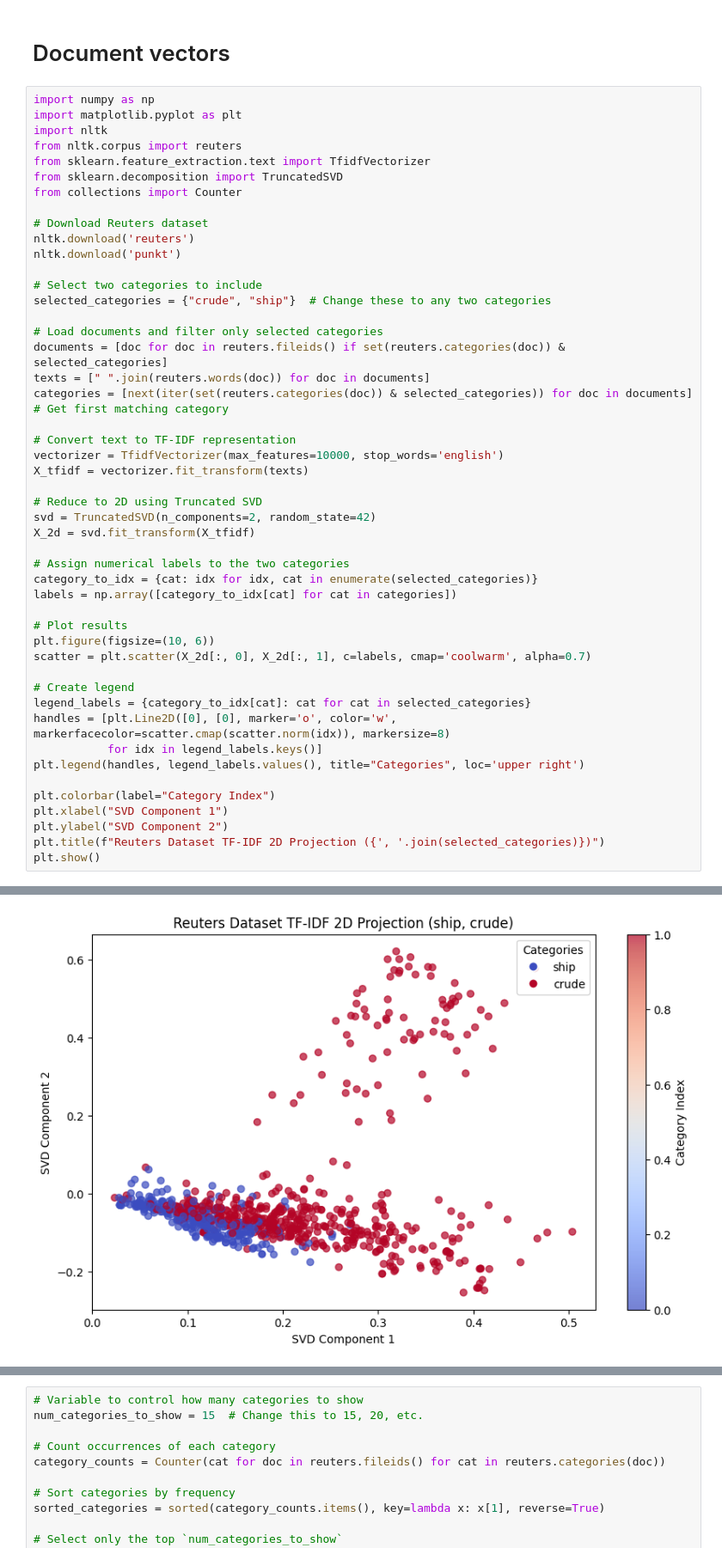
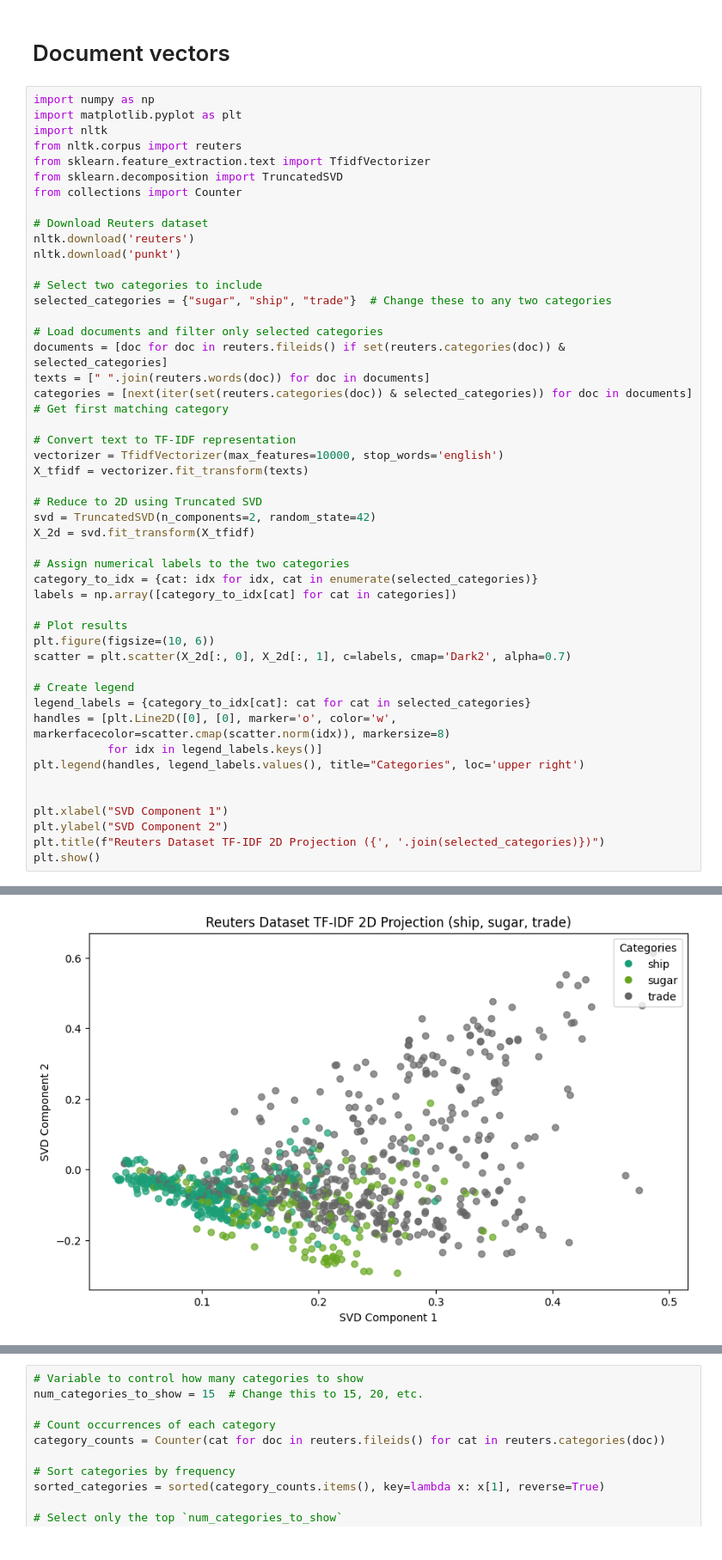
Before and after one commit to milmor/NLP, a Jupyter notebook: Notebooks/01_Tf-idf.ipynb, the cells around one changed output, grey strips where cells are left out. Shown at 86% size. Saved outputs shown, nothing was run; the diff lists cells and outputs as text.

Commit message:
update plot

```diff
--- a/Notebooks/01_Tf-idf.ipynb
+++ b/Notebooks/01_Tf-idf.ipynb
@@ -147,7 +147,7 @@ nltk.download('reuters')
 nltk.download('punkt')
 
 # Select two categories to include
-selected_categories = {"crude", "ship"}  # Change these to any two categories
+selected_categories = {"sugar", "ship", "trade"}  # Change these to any two categories
 
 # Load documents and filter only selected categories
 documents = [doc for doc in reuters.fileids() if set(reuters.categories(doc)) & selected_categories]
@@ -157,36 +157,36 @@ categories = [next(iter(set(reuters.categories(doc)) & selected_categories)) for
 # Convert text to TF-IDF representation
 vectorizer = TfidfVectorizer(max_features=10000, stop_words='english')
 X_tfidf = vectorizer.fit_transform(texts)
 
 # Reduce to 2D using Truncated SVD
 svd = TruncatedSVD(n_components=2, random_state=42)
 X_2d = svd.fit_transform(X_tfidf)
 
 # Assign numerical labels to the two categories
 category_to_idx = {cat: idx for idx, cat in enumerate(selected_categories)}
 labels = np.array([category_to_idx[cat] for cat in categories])
 
 # Plot results
 plt.figure(figsize=(10, 6))
-scatter = plt.scatter(X_2d[:, 0], X_2d[:, 1], c=labels, cmap='coolwarm', alpha=0.7)
+scatter = plt.scatter(X_2d[:, 0], X_2d[:, 1], c=labels, cmap='Dark2', alpha=0.7)
 
 # Create legend
 legend_labels = {category_to_idx[cat]: cat for cat in selected_categories}
 handles = [plt.Line2D([0], [0], marker='o', color='w', markerfacecolor=scatter.cmap(scatter.norm(idx)), markersize=8)
            for idx in legend_labels.keys()]
 plt.legend(handles, legend_labels.values(), title="Categories", loc='upper right')
 
-plt.colorbar(label="Category Index")
+
 plt.xlabel("SVD Component 1")
 plt.ylabel("SVD Component 2")
 plt.title(f"Reuters Dataset TF-IDF 2D Projection ({', '.join(selected_categories)})")
 plt.show()
 # %% [output]
 [nltk_data] Downloading package reuters to /root/nltk_data...
 [nltk_data]   Package reuters is already up-to-date!
 [nltk_data] Downloading package punkt to /root/nltk_data...
 [nltk_data]   Package punkt is already up-to-date!
-[figure, old version]
+[figure, new version]
 # %%
 texts[0], categories[0]
 # %% [output]
```
Also changed, not shown: parts of 2 cells of this notebook.
